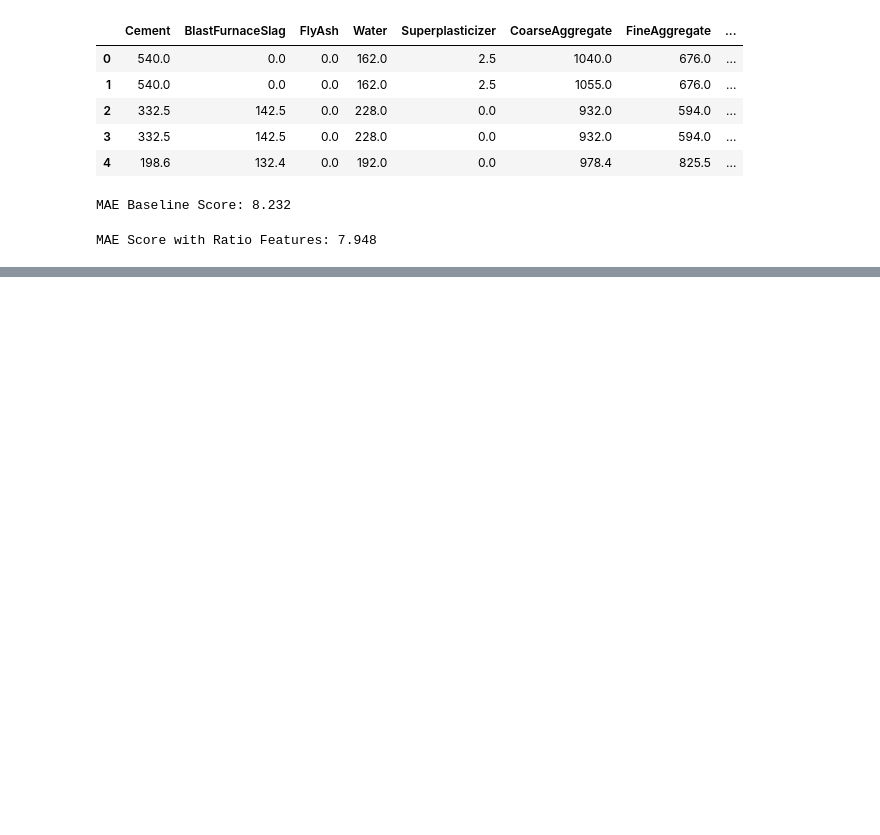
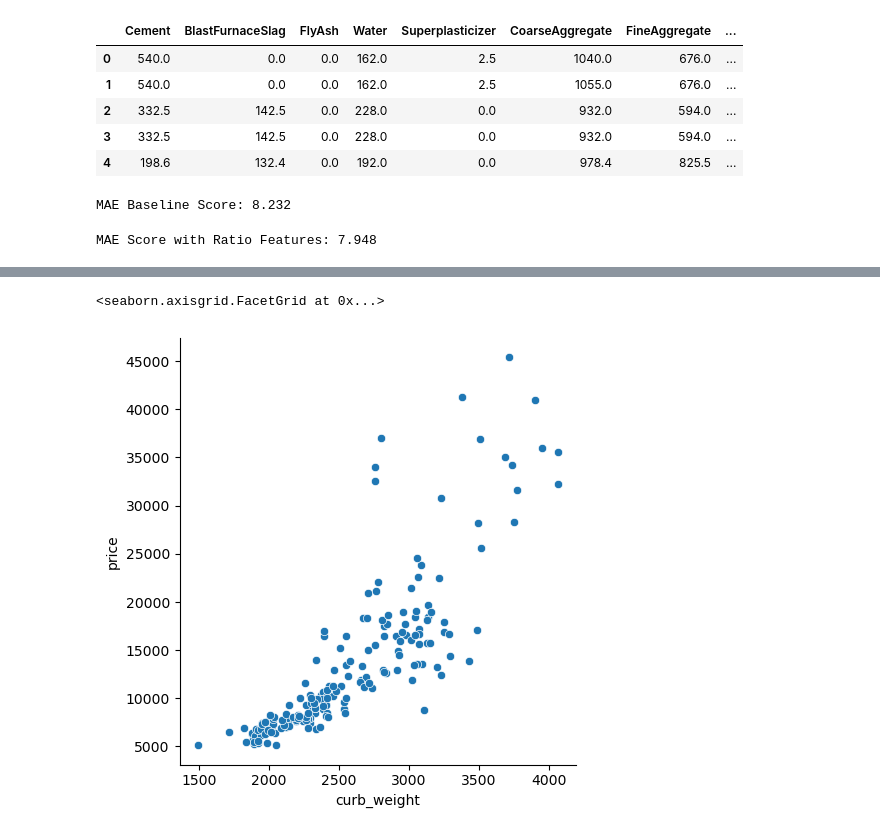
Before and after one commit to junclemente/kaggle-practice, a Jupyter notebook: feature_engineering_tutorial/nb1.ipynb, the cells around one changed output, grey strips where cells are left out. Drawn from its saved outputs; the diff is of its cells as text; code cells hidden in the pictures; blank space fills up the shorter version.

```diff
--- a/feature_engineering_tutorial/nb1.ipynb
+++ b/feature_engineering_tutorial/nb1.ipynb
@@ -57,0 +68,12 @@ MAE Score with Ratio Features: 7.948
+# %%
+import matplotlib.pyplot as plt
+import numpy as np
+import pandas as pd
+import seaborn as sns
+
+# plt.style.use("seaborn-whitegrid")
+
+autos = 'autos.csv'
+
+df = pd.read_csv(datafolder/autos)
+df.head()
@@ -57,0 +134,5 @@ MAE Score with Ratio Features: 7.948
+# %%
+sns.relplot(x="curb_weight", y="price", data=df)
+# %% [output]
+<seaborn.axisgrid.FacetGrid at 0x...>
+[figure, added]
```
Also changed, not shown: parts of 8 cells of this notebook.
